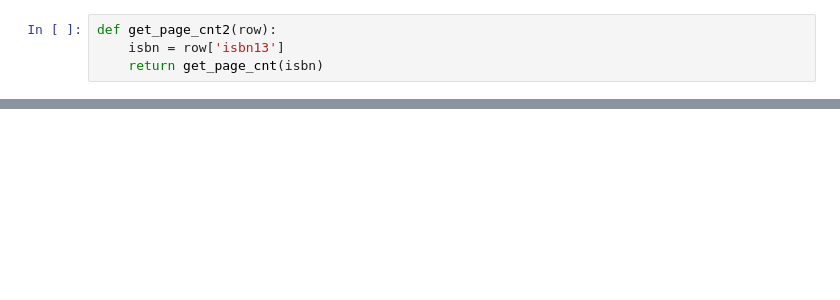
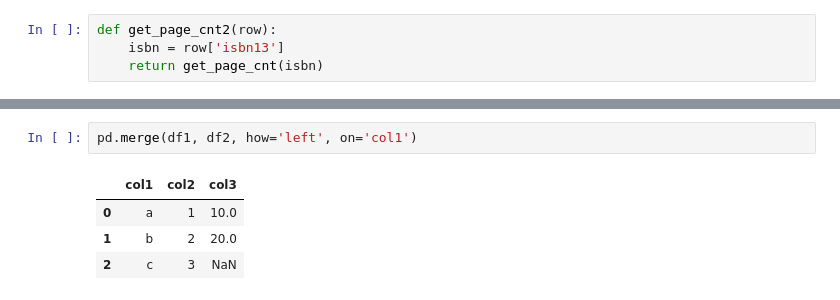
Before and after one commit to rickiepark/hg-da, a Jupyter notebook: 02-2.ipynb, the cells around one changed output, grey strips where cells are left out. Cells and saved outputs as stored; diff of their text form; blank space fills up the shorter version.

```diff
--- a/02-2.ipynb
+++ b/02-2.ipynb
@@ -234,0 +324,7 @@ top10_with_page_count
+# %%
+pd.merge(df1, df2, how='left', on='col1')
+# %% [output]
+|  | col1 | col2 | col3 |
+| 0 | a | 1 | 10.0 |
+| 1 | b | 2 | 20.0 |
+| 2 | c | 3 | NaN |
```
Also changed, not shown: parts of 46 cells of this notebook.
